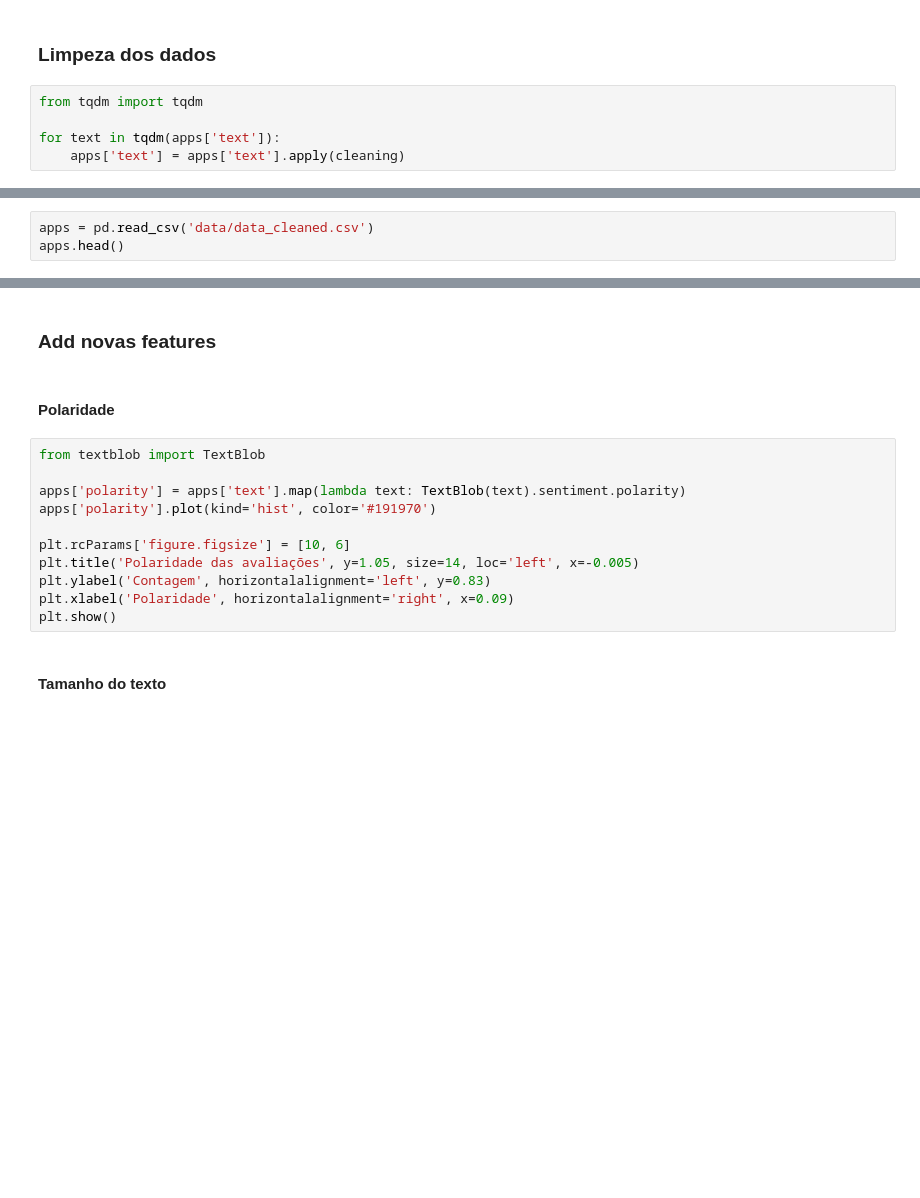
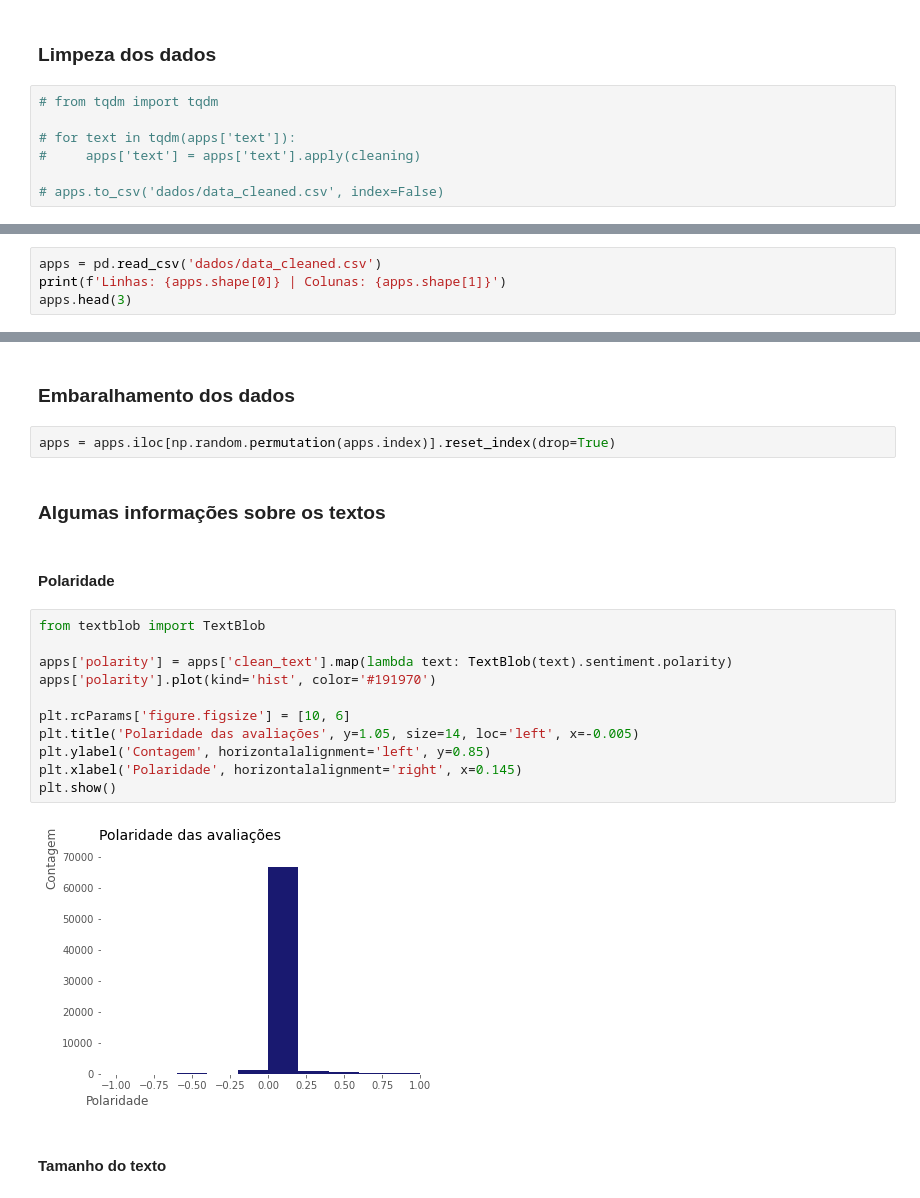
Before and after one commit to LilianeAquino/aed_projeto_4, a Jupyter notebook: template.ipynb, the cells around one changed output, grey strips where cells are left out. Saved outputs shown, nothing was run; the diff lists cells and outputs as text; blank space fills up the shorter version.

```diff
--- a/template.ipynb
+++ b/template.ipynb
@@ -272,8 +284,10 @@ Stars: 4.0
 # %% [markdown]
 ### Limpeza dos dados
 # %%
-from tqdm import tqdm
+# from tqdm import tqdm
 
-for text in tqdm(apps['text']):
-    apps['text'] = apps['text'].apply(cleaning)
+# for text in tqdm(apps['text']):
+#     apps['text'] = apps['text'].apply(cleaning)
+
+# apps.to_csv('dados/data_cleaned.csv', index=False)
 # %% [markdown]
@@ -283,3 +295,4 @@ apps.to_csv('data/data_cleaned.csv', index=False)
 # %%
-apps = pd.read_csv('data/data_cleaned.csv')
-apps.head()
+apps = pd.read_csv('dados/data_cleaned.csv')
+print(f'Linhas: {apps.shape[0]} | Colunas: {apps.shape[1]}')
+apps.head(3)
@@ -286,18 +305,24 @@ apps.head()
-# %% [markdown]
-### Add novas features
+# %% [markdown]
+### Embaralhamento dos dados
+# %%
+apps = apps.iloc[np.random.permutation(apps.index)].reset_index(drop=True)
+# %% [markdown]
+### Algumas informações sobre os textos
 # %% [markdown]
 #### Polaridade
 # %%
 from textblob import TextBlob
 
-apps['polarity'] = apps['text'].map(lambda text: TextBlob(text).sentiment.polarity)
+apps['polarity'] = apps['clean_text'].map(lambda text: TextBlob(text).sentiment.polarity)
 apps['polarity'].plot(kind='hist', color='#191970')
 
 plt.rcParams['figure.figsize'] = [10, 6]
 plt.title('Polaridade das avaliações', y=1.05, size=14, loc='left', x=-0.005)
-plt.ylabel('Contagem', horizontalalignment='left', y=0.83)
-plt.xlabel('Polaridade', horizontalalignment='right', x=0.09)
+plt.ylabel('Contagem', horizontalalignment='left', y=0.85)
+plt.xlabel('Polaridade', horizontalalignment='right', x=0.145)
 plt.show()
+# %% [output]
+[figure, added]
 # %% [markdown]
 #### Tamanho do texto
 # %%
```
Also changed, not shown: parts of 25 cells of this notebook.
